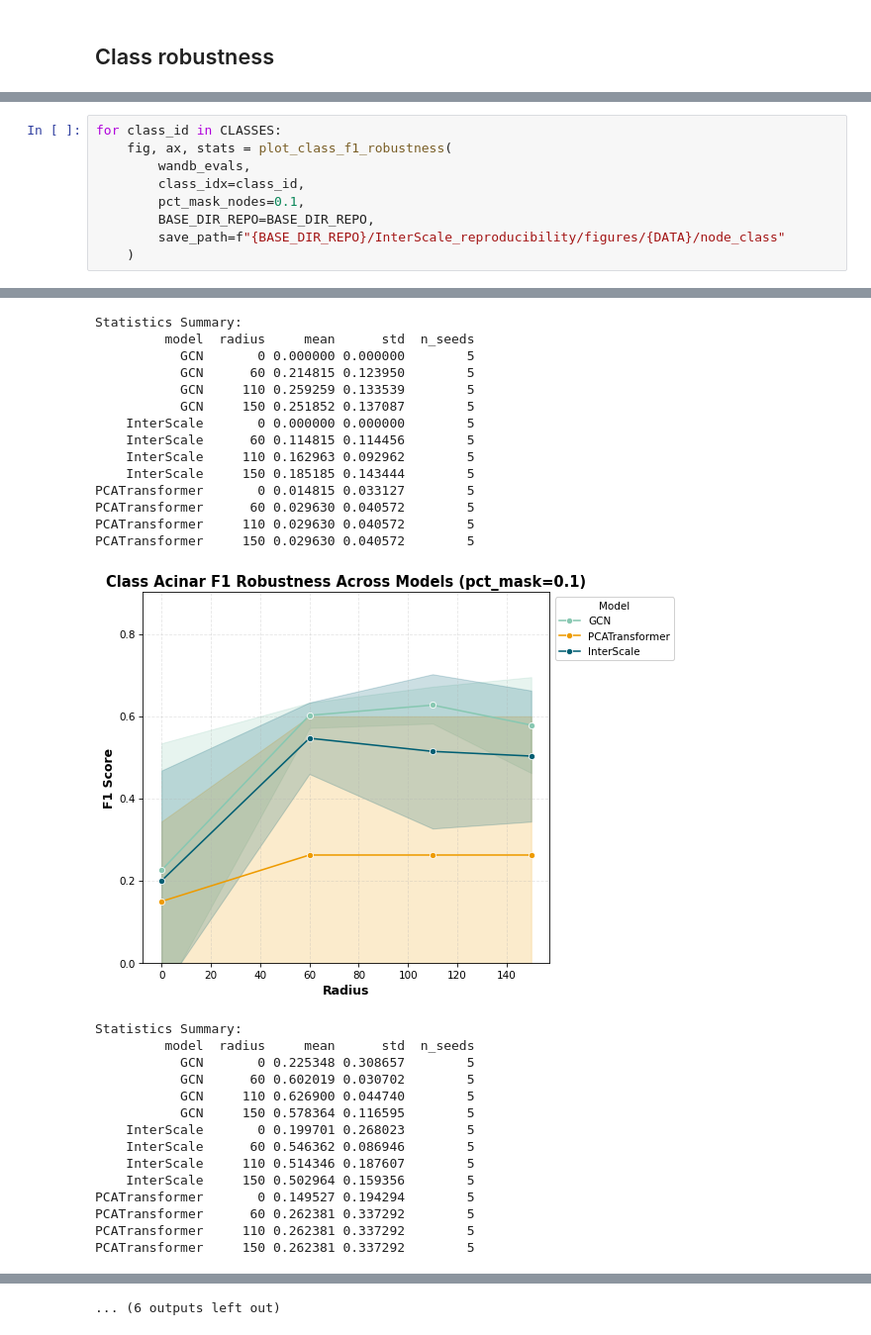
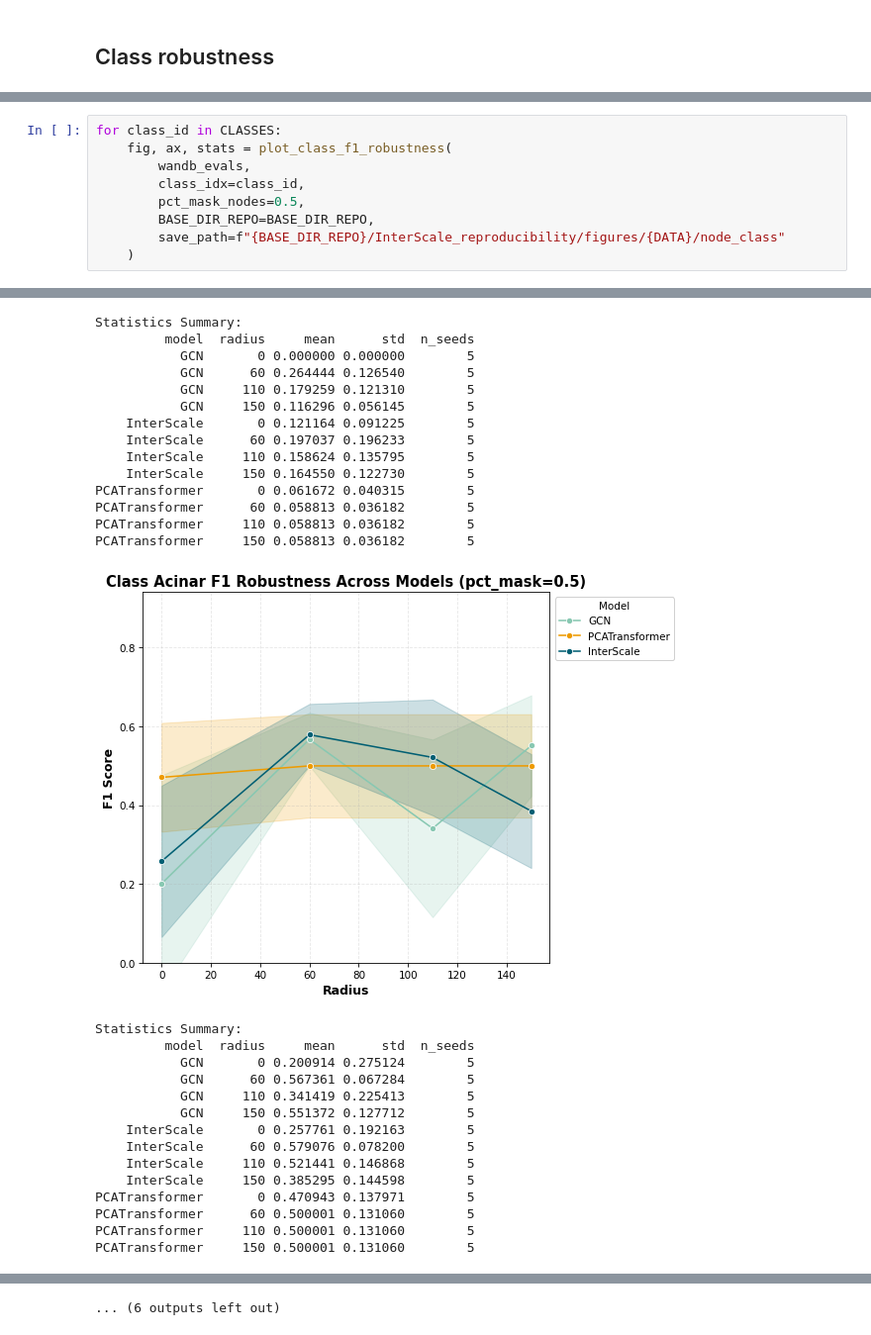
Before and after one commit to theislab/InterScale_reproducibility, a Jupyter notebook: notebooks/melton_jimenez_25/Node_class_performance.ipynb, the cells around one changed output, grey strips where cells are left out. Shown at 99% size. Saved outputs shown, nothing was run; the diff lists cells and outputs as text.

Commit message:
Melton Graph class

```diff
--- a/notebooks/melton_jimenez_25/Node_class_performance.ipynb
+++ b/notebooks/melton_jimenez_25/Node_class_performance.ipynb
@@ -278,7 +145,7 @@ for class_id in CLASSES:
     fig, ax, stats = plot_class_f1_robustness(
         wandb_evals,
         class_idx=class_id,
-        pct_mask_nodes=0.1,
+        pct_mask_nodes=0.5,
         BASE_DIR_REPO=BASE_DIR_REPO,
         save_path=f"{BASE_DIR_REPO}/InterScale_reproducibility/figures/{DATA}/node_class"
     )
@@ -287,29 +154,29 @@ for class_id in CLASSES:
 Statistics Summary:
          model  radius     mean      std  n_seeds
            GCN       0 0.000000 0.000000        5
-           GCN      60 0.214815 0.123950        5
-           GCN     110 0.259259 0.133539        5
-           GCN     150 0.251852 0.137087        5
-    InterScale       0 0.000000 0.000000        5
-    InterScale      60 0.114815 0.114456        5
-    InterScale     110 0.162963 0.092962        5
-    InterScale     150 0.185185 0.143444        5
-PCATransformer       0 0.014815 0.033127        5
-PCATransformer      60 0.029630 0.040572        5
-PCATransformer     110 0.029630 0.040572        5
-PCATransformer     150 0.029630 0.040572        5
+           GCN      60 0.264444 0.126540        5
+           GCN     110 0.179259 0.121310        5
+           GCN     150 0.116296 0.056145        5
+    InterScale       0 0.121164 0.091225        5
+    InterScale      60 0.197037 0.196233        5
+    InterScale     110 0.158624 0.135795        5
+    InterScale     150 0.164550 0.122730        5
+PCATransformer       0 0.061672 0.040315        5
+PCATransformer      60 0.058813 0.036182        5
+PCATransformer     110 0.058813 0.036182        5
+PCATransformer     150 0.058813 0.036182        5
-[figure, old version]
+[figure, new version]
 Statistics Summary:
          model  radius     mean      std  n_seeds
-           GCN       0 0.225348 0.308657        5
-           GCN      60 0.602019 0.030702        5
-           GCN     110 0.626900 0.044740        5
-           GCN     150 0.578364 0.116595        5
-    InterScale       0 0.199701 0.268023        5
-    InterScale      60 0.546362 0.086946        5
-    InterScale     110 0.514346 0.187607        5
-    InterScale     150 0.502964 0.159356        5
-PCATransformer       0 0.149527 0.194294        5
-PCATransformer      60 0.262381 0.337292        5
-PCATransformer     110 0.262381 0.337292        5
-PCATransformer     150 0.262381 0.337292        5
+           GCN       0 0.200914 0.275124        5
+           GCN      60 0.567361 0.067284        5
+           GCN     110 0.341419 0.225413        5
+           GCN     150 0.551372 0.127712        5
+    InterScale       0 0.257761 0.192163        5
+    InterScale      60 0.579076 0.078200        5
+    InterScale     110 0.521441 0.146868        5
+    InterScale     150 0.385295 0.144598        5
+PCATransformer       0 0.470943 0.137971        5
+PCATransformer      60 0.500001 0.131060        5
+PCATransformer     110 0.500001 0.131060        5
+PCATransformer     150 0.500001 0.131060        5
```
Also changed, not shown: parts of 7 cells of this notebook, 5 other files.
